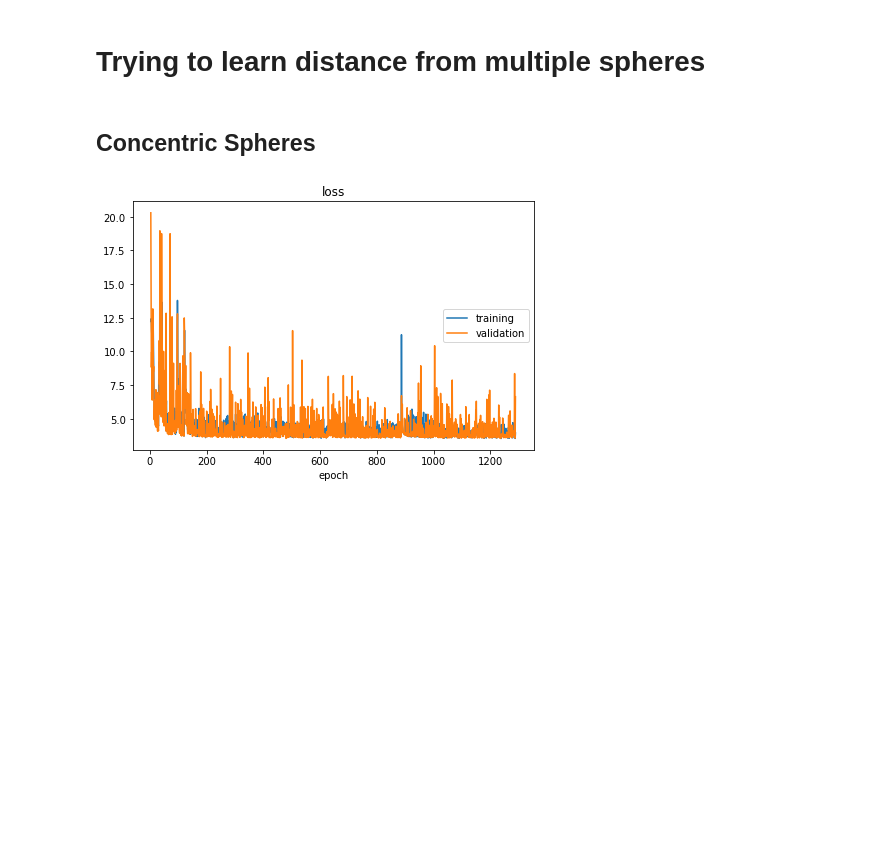
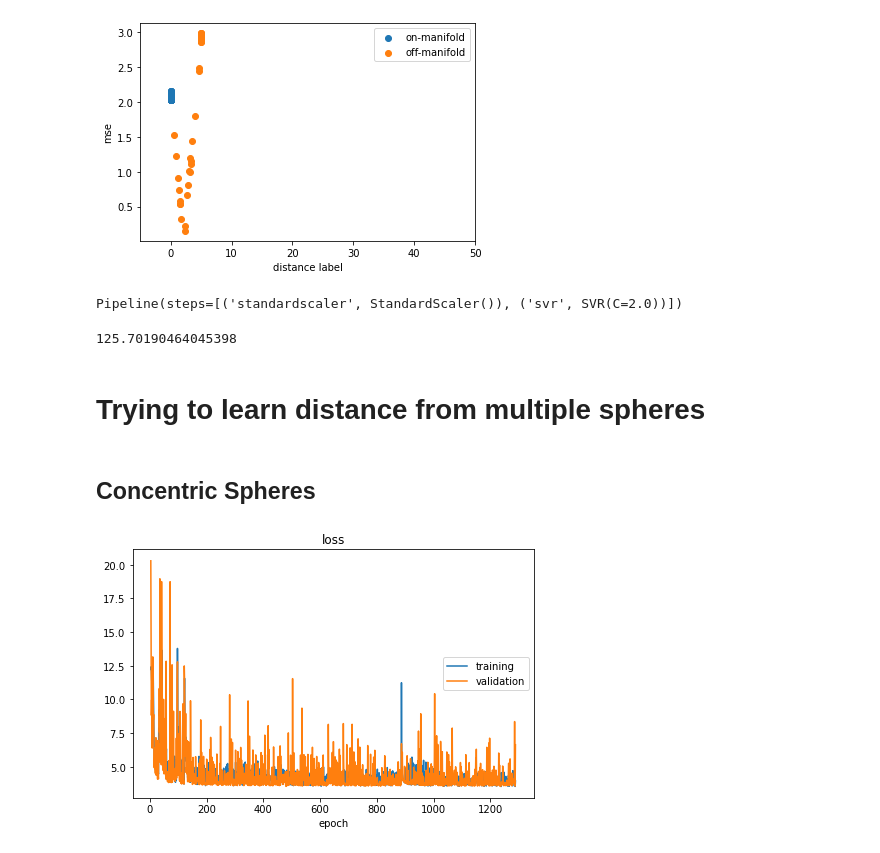
Before and after one commit to microsoft/distance-learner, a Jupyter notebook: notebooks/Experiment B - Learning Distance from a Classifier.ipynb, the cells around one changed output. Saved outputs shown, nothing was run; the diff lists cells and outputs as text; code cells hidden in the pictures; blank space fills up the shorter version.

```diff
--- a/notebooks/Experiment B - Learning Distance from a Classifier.ipynb
+++ b/notebooks/Experiment B - Learning Distance from a Classifier.ipynb
@@ -693,3 +1124,33 @@ Text(0.5, 1.0, 'error dist. for 2-dim mfld. embedded in 1000 dim space')
+# %%
+plt.scatter(distances_on_mfld, errors_on_mfld, label="on-manifold")
+plt.scatter(distances_off_mfld, errors_off_mfld, label="off-manifold")
+plt.legend()
+plt.xlim(-5, 50)
+plt.xlabel("distance label")
+plt.ylabel("mse")
+plt.show()
+# %% [output]
+[figure, added]
+# %%
+from sklearn.svm import SVR
+from sklearn.pipeline import make_pipeline
+from sklearn.preprocessing import StandardScaler
+import numpy as np
+
+y = train_set.distances.numpy().reshape(-1)
+X = train_set.points_n.numpy()
+regr = make_pipeline(StandardScaler(), SVR(C=2.0, epsilon=0.1))
+regr.fit(X, y)
+# %% [output]
+Pipeline(steps=[('standardscaler', StandardScaler()), ('svr', SVR(C=2.0))])
+# %%
+from sklearn.metrics import mean_squared_error
+
+y_pred = regr.predict(train_sedt.points_n.numpy())
+y_true = train_set.distances.numpy().reshape(-1)
+mean_squared_error(y_true, y_pred)
+# %% [output]
+125.70190464045398
 # %% [markdown]
 # Trying to learn distance from multiple spheres
 # %% [markdown]
```
Also changed, not shown: parts of 41 cells of this notebook, 24 other files.
